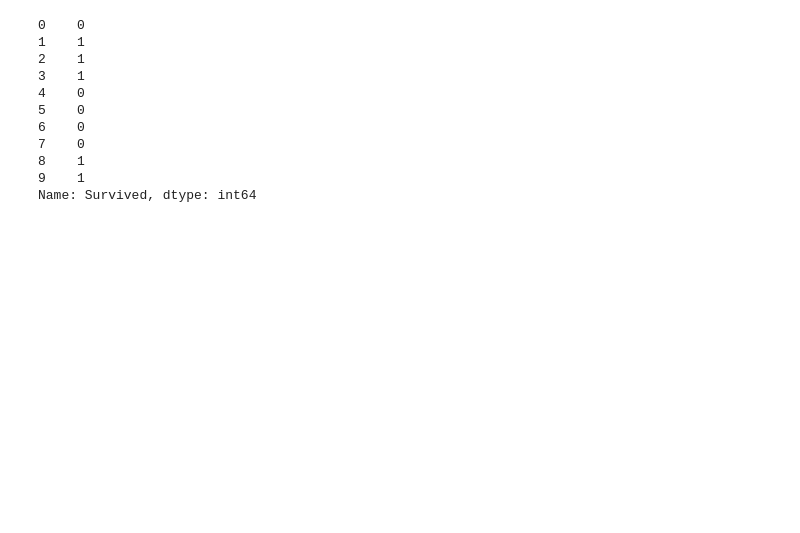
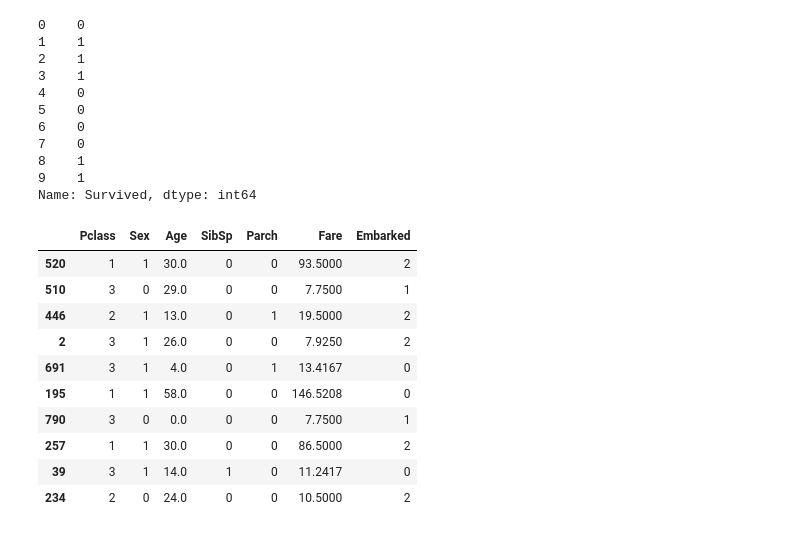
Before and after one commit to viniciusov/titanic-survivors, a Jupyter notebook: Titanic.ipynb, the cells around one changed output. Drawn from its saved outputs; the diff is of its cells as text; code cells hidden in the pictures; blank space fills up the shorter version.

```diff
--- a/Titanic.ipynb
+++ b/Titanic.ipynb
@@ -79,0 +96,5 @@ See the caveats in the documentation: http://pandas.pydata.org/pandas-docs/stabl
+# %%
+train_df = preprocess(main_df)
+train_df_feat = train_df.iloc[:,1:]
+train_df_class = train_df.iloc[:,0]
+train_df_feat.head(10)
@@ -91,3 +138,20 @@ train_df_class.head(10)
 8    1
 9    1
 Name: Survived, dtype: int64
+# %%
+from sklearn.model_selection import train_test_split
+
+X_train, X_test, y_train, y_test = train_test_split(train_df_feat, train_df_class, test_size=0.3, random_state=101)
+X_train.head(10)
+# %% [output]
+|  | Pclass | Sex | Age | SibSp | Parch | Fare | Embarked |
+| 520 | 1 | 1 | 30.0 | 0 | 0 | 93.5000 | 2 |
+| 510 | 3 | 0 | 29.0 | 0 | 0 | 7.7500 | 1 |
+| 446 | 2 | 1 | 13.0 | 0 | 1 | 19.5000 | 2 |
+| 2 | 3 | 1 | 26.0 | 0 | 0 | 7.9250 | 2 |
+| 691 | 3 | 1 | 4.0 | 0 | 1 | 13.4167 | 0 |
+| 195 | 1 | 1 | 58.0 | 0 | 0 | 146.5208 | 0 |
+| 790 | 3 | 0 | 0.0 | 0 | 0 | 7.7500 | 1 |
+| 257 | 1 | 1 | 30.0 | 0 | 0 | 86.5000 | 2 |
+| 39 | 3 | 1 | 14.0 | 1 | 0 | 11.2417 | 0 |
+| 234 | 2 | 0 | 24.0 | 0 | 0 | 10.5000 | 2 |
```
Also changed, not shown: parts of 21 cells of this notebook.
